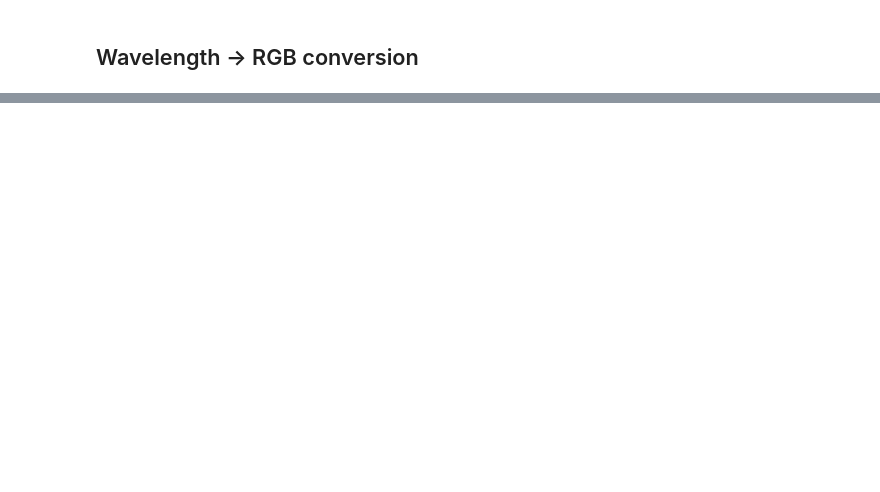
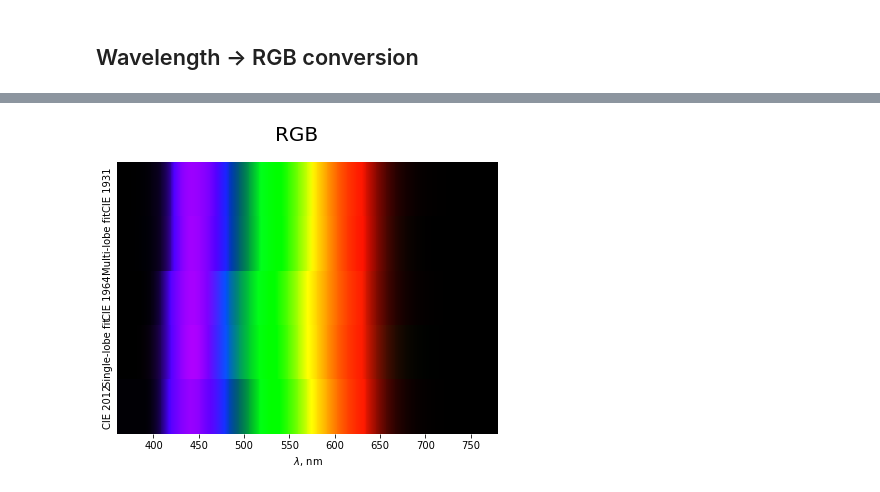
Before and after one commit to groundflyer/notebooks, a Jupyter notebook: Spectral colors.ipynb, the cells around one changed output, grey strips where cells are left out. Saved outputs shown, nothing was run; the diff lists cells and outputs as text; code cells hidden in the pictures; blank space fills up the shorter version.

```diff
--- a/Spectral colors.ipynb
+++ b/Spectral colors.ipynb
@@ -71,22 +76,21 @@ def xyz_2_chr(xyz):
 # %% [markdown]
 ## Wavelength -> RGB conversion
 # %%
-RGB_M = np.mat([[1.7552599, -0.4836786, -0.2530000],
+RGB_M = np.array([[1.7552599, -0.4836786, -0.2530000],
                 [-0.5441336,  1.5068789,  0.0215528],
                 [0.0063467, -0.0175761,  1.2256959]])
 
 
-sRGB_M = np.mat([[3.2404542, -1.5371385, -0.4985314],
+sRGB_M = np.array([[3.2404542, -1.5371385, -0.4985314],
                  [-0.9692660,  1.8760108,  0.0415560],
                  [0.0556434, -0.2040259,  1.0572252]])
 
-ACES = np.mat([[1.0498110175, 0.0, -0.0000974845],
+ACES = np.array([[1.0498110175, 0.0, -0.0000974845],
               [-0.4959030231, 1.3733130458, 0.0982400361],
               [0.0, 0.0, 0.9912520182]])
 
-
-def stretch01(rgb):
-    top = np.max(rgb)
-    bottom = np.min(rgb)
-    rang = top - bottom
-    return (rgb - bottom)/rang
+mms = (
+    ("RGB", RGB_M),
+    ("sRGB", sRGB_M),
+    ("ACES", ACES),
+)
@@ -121,0 +126,37 @@ White is [ 0.68522342  0.29870292  0.42072795]
+# %%
+def wl2rgb(wl2xyz, m, wl):
+    return np.squeeze(np.array(wl2xyz(wl).dot(m)))
+
+def transform_spectre(func, spectre):
+    line = np.clip(np.array([func(wl) for wl in spectre]), 0, 1)
+    white = np.mean(line, 0)
+    return np.repeat(np.array([line]), 60, axis=0)
+
+def draw_spectres(mms, title, spectre_range = (360, 780), **kwargs):
+    spectre = np.arange(*spectre_range)
+    nrows = len(mms)
+    fig, axs = plt.subplots(nrows, 1, sharex=True, figsize=(12, nrows), **kwargs)
+    fig.suptitle(title, fontsize=20)
+    fig.subplots_adjust(hspace=0)
+    for idx, (matname, func) in enumerate(mms):
+        clr = transform_spectre(func, spectre)
+        axs[idx].imshow(clr, extent=spectre_range+(60, 0))
+        axs[idx].set_ylabel(matname)
+        axs[idx].set_xlim(spectre_range)
+        axs[idx].set_ylim(0, clr.shape[0])
+        axs[idx].set_yticks([])
+        axs[idx].set_frame_on(False)
+        if idx == nrows - 1:
+            axs[idx].set_xlabel("$\lambda$, nm")
+
+mfs = (
+    ("CIE 1931", cie1931_spl),
+    ("Multi-lobe fit", multi_lobe_fit),
+    ("CIE 1964", cie1964_spl),
+    ("Single-lobe fit", single_lobe_cie1964),
+    ("CIE 2012", cie2006_spl),
+)
+
+draw_spectres([(name, (lambda xyz, m: lambda wl: wl2rgb(xyz, m, wl))(mf, RGB_M)) for name, mf in mfs], "RGB")
+# %% [output]
+[figure, added]
```
Also changed, not shown: parts of 9 cells of this notebook, 7 other files.
